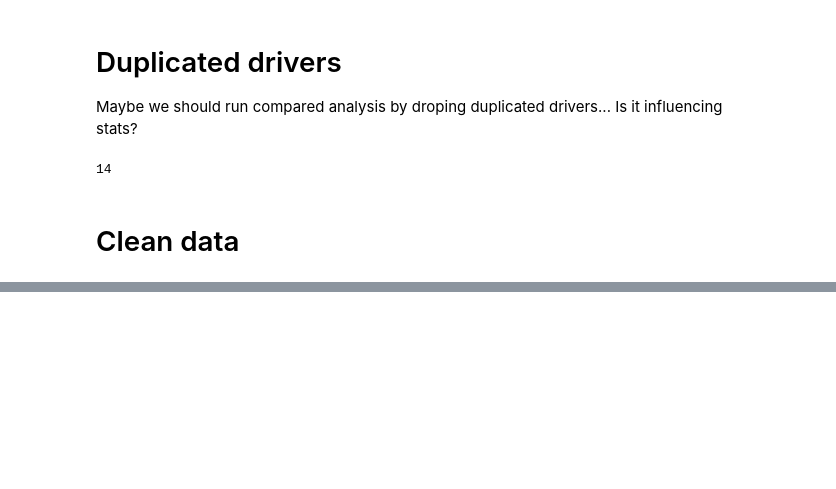
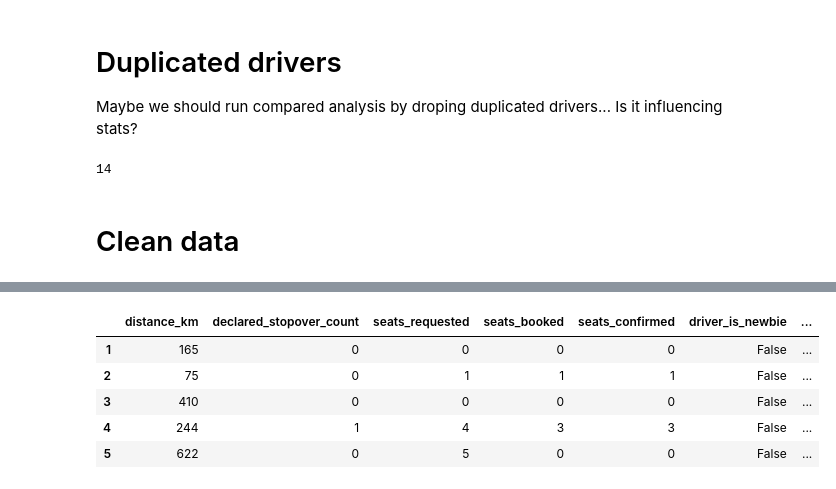
Before and after one commit to Campano/data-analysis, a Jupyter notebook: blablacar.ipynb, the cells around one changed output, grey strips where cells are left out. Saved outputs shown, nothing was run; the diff lists cells and outputs as text; code cells hidden in the pictures; blank space fills up the shorter version.

```diff
--- a/blablacar.ipynb
+++ b/blablacar.ipynb
@@ -108,0 +109,9 @@ for c in [
+# %%
+df.drop(columns=boolean_values).head()
+# %% [output]
+|  | distance_km | declared_stopover_count | seats_requested | seats_booked | seats_confirmed | driver_is_newbie | ... |
+| 1 | 165 | 0 | 0 | 0 | 0 | False | ... |
+| 2 | 75 | 0 | 1 | 1 | 1 | False | ... |
+| 3 | 410 | 0 | 0 | 0 | 0 | False | ... |
+| 4 | 244 | 1 | 4 | 3 | 3 | False | ... |
+| 5 | 622 | 0 | 5 | 0 | 0 | False | ... |
```
Also changed, not shown: parts of 6 cells of this notebook, 3 other files.
